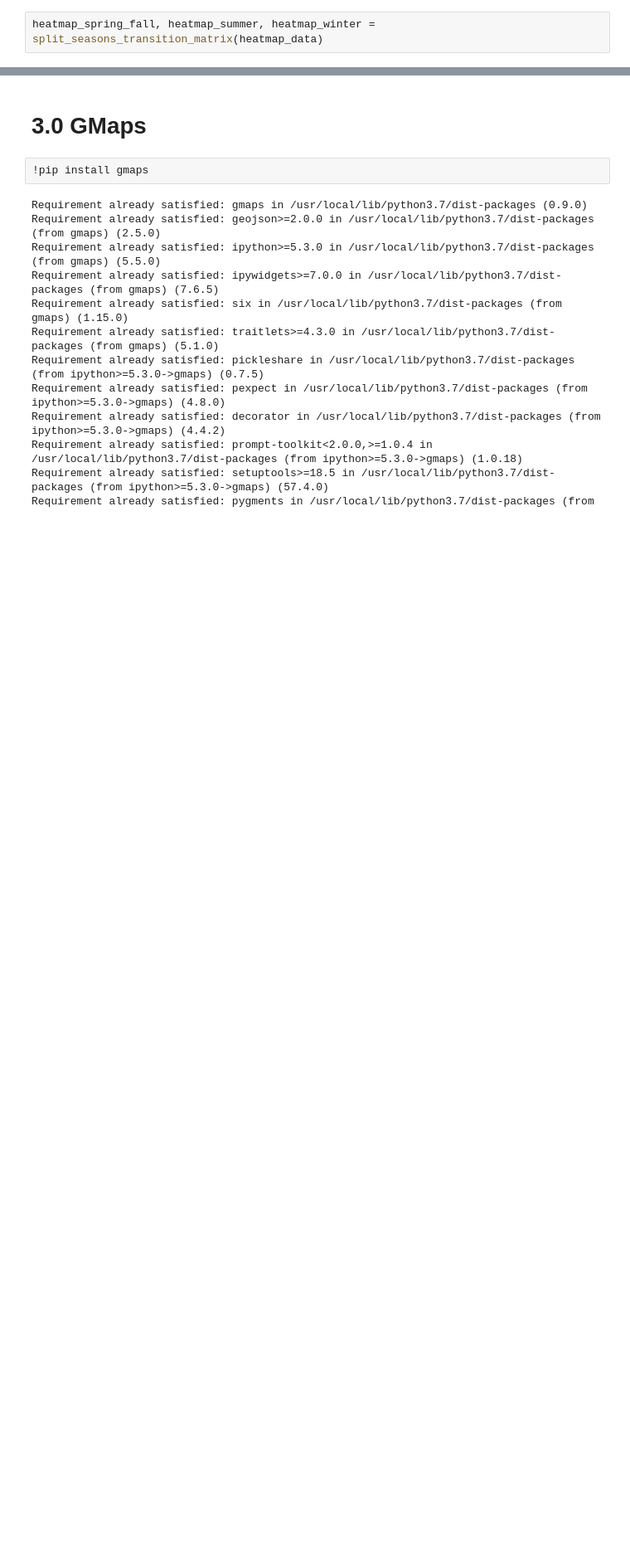
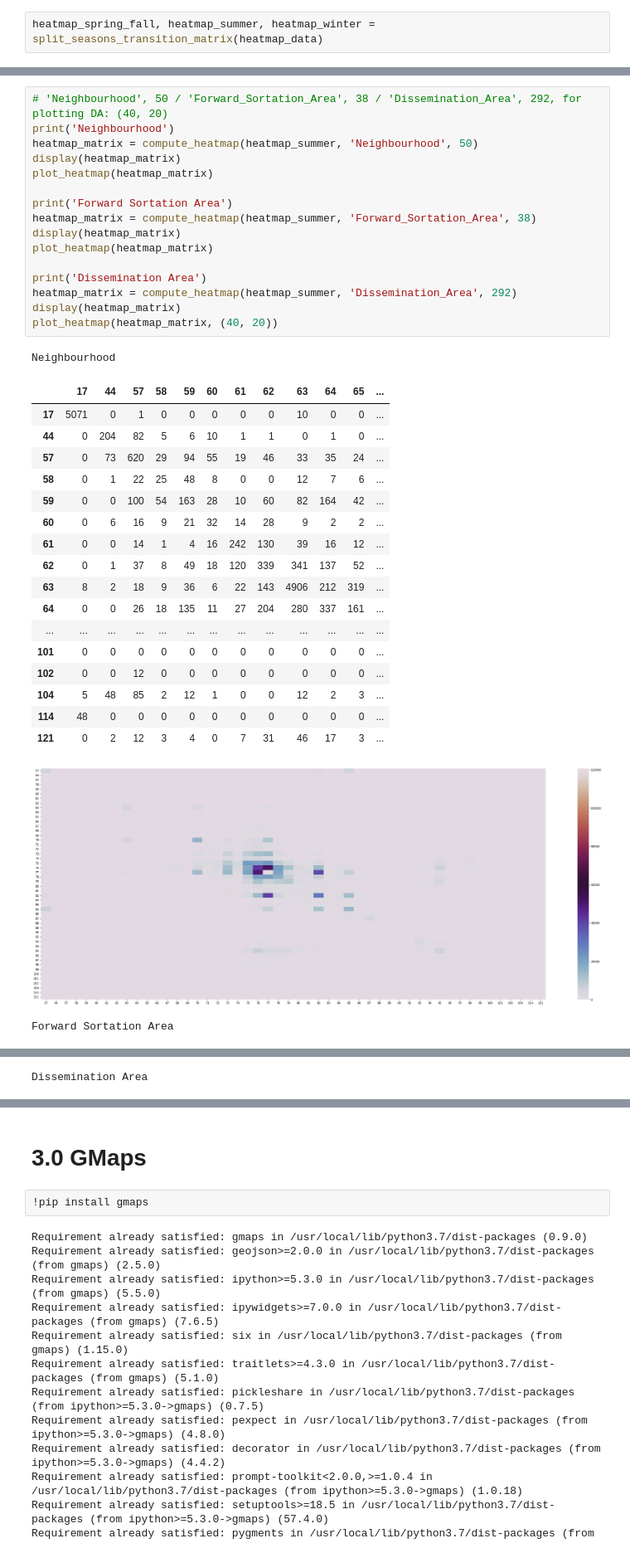
Before and after one commit to lisijia6/Share-Bike-Station-Clustering-and-Usage-Prediction, a Jupyter notebook: 1_Exploratory Analysis/3 Spatial Visualizations (2019 Ridership).ipynb, the cells around one changed output, grey strips where cells are left out. Shown at 83% size. Drawn from its saved outputs; the diff is of its cells as text; blank space fills up the shorter version.

```diff
--- a/1_Exploratory Analysis/3 Spatial Visualizations (2019 Ridership).ipynb
+++ b/1_Exploratory Analysis/3 Spatial Visualizations (2019 Ridership).ipynb
@@ -439,0 +728,37 @@ sns.heatmap(heatmap_summer_pivoted, cmap="YlGnBu")
+# %%
+# 'Neighbourhood', 50 / 'Forward_Sortation_Area', 38 / 'Dissemination_Area', 292, for plotting DA: (40, 20)
+print('Neighbourhood')
+heatmap_matrix = compute_heatmap(heatmap_summer, 'Neighbourhood', 50)
+display(heatmap_matrix)
+plot_heatmap(heatmap_matrix)
+
+print('Forward Sortation Area')
+heatmap_matrix = compute_heatmap(heatmap_summer, 'Forward_Sortation_Area', 38)
+display(heatmap_matrix)
+plot_heatmap(heatmap_matrix)
+
+print('Dissemination Area')
+heatmap_matrix = compute_heatmap(heatmap_summer, 'Dissemination_Area', 292)
+display(heatmap_matrix)
+plot_heatmap(heatmap_matrix, (40, 20))
+# %% [output]
+Neighbourhood
+|  | 17 | 44 | 57 | 58 | 59 | 60 | 61 | 62 | 63 | 64 | 65 | ... |
+| 17 | 5071 | 0 | 1 | 0 | 0 | 0 | 0 | 0 | 10 | 0 | 0 | ... |
+| 44 | 0 | 204 | 82 | 5 | 6 | 10 | 1 | 1 | 0 | 1 | 0 | ... |
+| 57 | 0 | 73 | 620 | 29 | 94 | 55 | 19 | 46 | 33 | 35 | 24 | ... |
+| 58 | 0 | 1 | 22 | 25 | 48 | 8 | 0 | 0 | 12 | 7 | 6 | ... |
+| 59 | 0 | 0 | 100 | 54 | 163 | 28 | 10 | 60 | 82 | 164 | 42 | ... |
+| 60 | 0 | 6 | 16 | 9 | 21 | 32 | 14 | 28 | 9 | 2 | 2 | ... |
+| 61 | 0 | 0 | 14 | 1 | 4 | 16 | 242 | 130 | 39 | 16 | 12 | ... |
+| 62 | 0 | 1 | 37 | 8 | 49 | 18 | 120 | 339 | 341 | 137 | 52 | ... |
+| 63 | 8 | 2 | 18 | 9 | 36 | 6 | 22 | 143 | 4906 | 212 | 319 | ... |
+| 64 | 0 | 0 | 26 | 18 | 135 | 11 | 27 | 204 | 280 | 337 | 161 | ... |
+| ... | ... | ... | ... | ... | ... | ... | ... | ... | ... | ... | ... | ... |
+| 101 | 0 | 0 | 0 | 0 | 0 | 0 | 0 | 0 | 0 | 0 | 0 | ... |
+| 102 | 0 | 0 | 12 | 0 | 0 | 0 | 0 | 0 | 0 | 0 | 0 | ... |
+| 104 | 5 | 48 | 85 | 2 | 12 | 1 | 0 | 0 | 12 | 2 | 3 | ... |
+| 114 | 48 | 0 | 0 | 0 | 0 | 0 | 0 | 0 | 0 | 0 | 0 | ... |
+| 121 | 0 | 2 | 12 | 3 | 4 | 0 | 7 | 31 | 46 | 17 | 3 | ... |
+[figure, added]
+Forward Sortation Area
@@ -439,0 +783 @@ sns.heatmap(heatmap_summer_pivoted, cmap="YlGnBu")
+Dissemination Area
```
Also changed, not shown: parts of 67 cells of this notebook.
